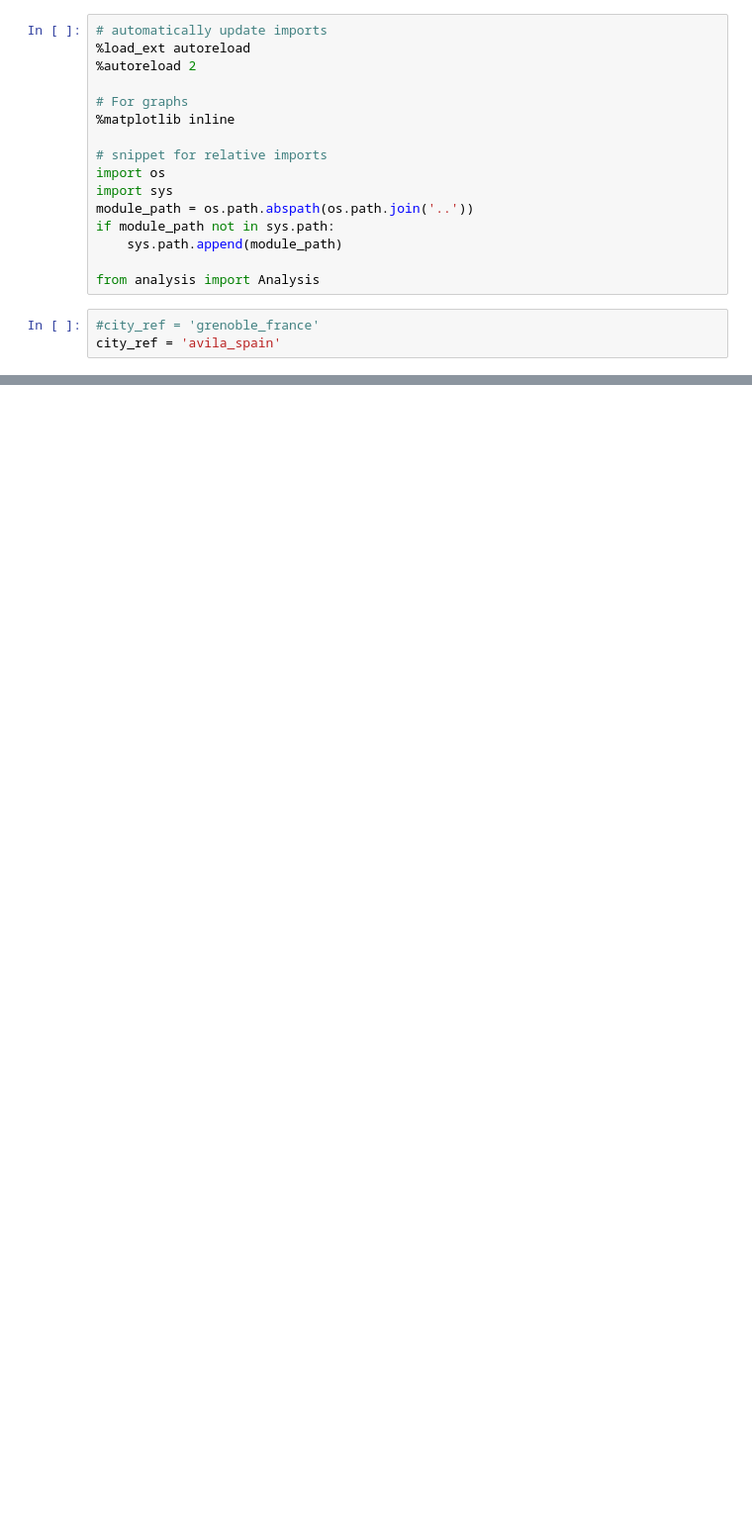
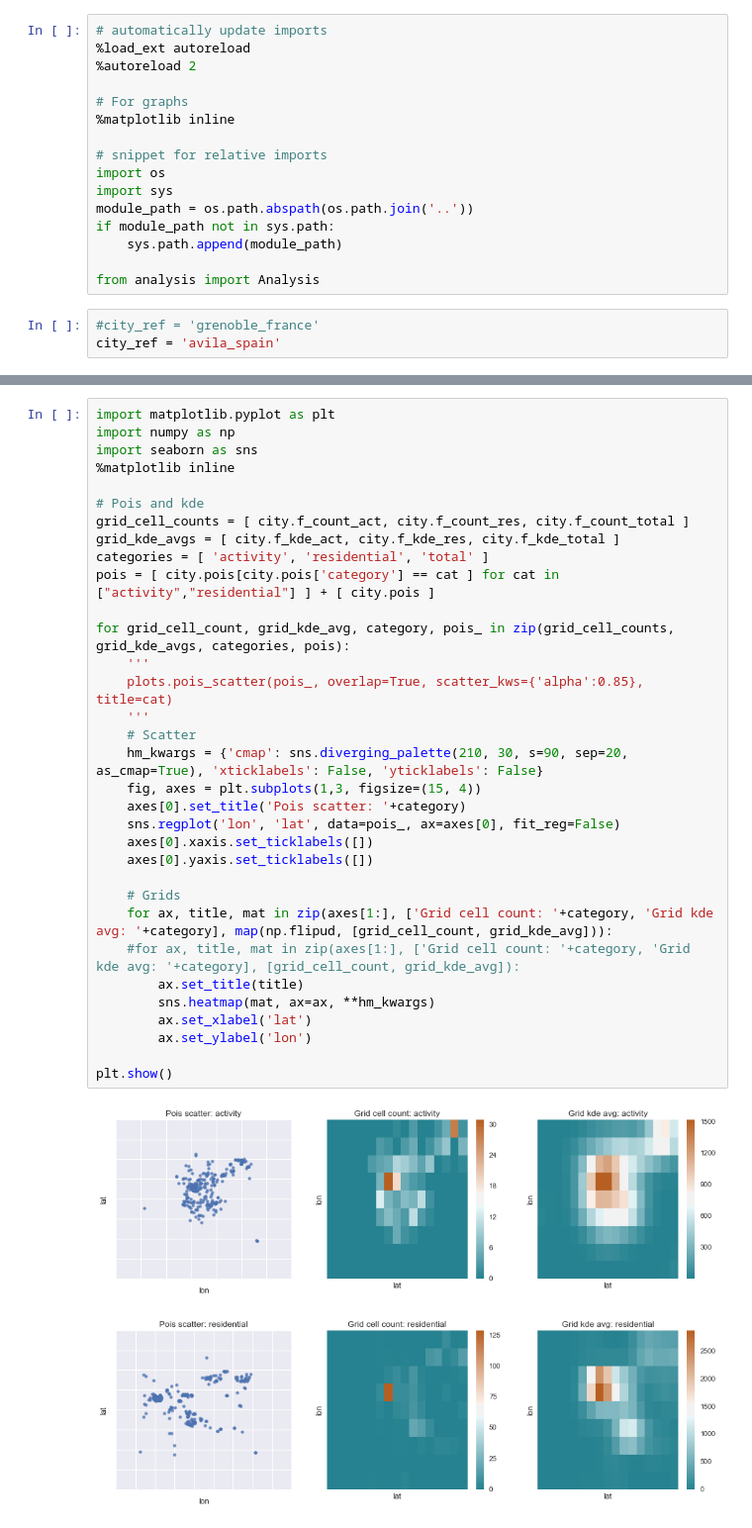
Before and after one commit to martibosch/landusemix, a Jupyter notebook: urban_analysis/notebooks/analysis_example.ipynb, the cells around one changed output, grey strips where cells are left out. Shown: that part at 99% size. Cells and saved outputs as stored; diff of their text form; blank space fills up the shorter version.

```diff
--- a/urban_analysis/notebooks/analysis_example.ipynb
+++ b/urban_analysis/notebooks/analysis_example.ipynb
@@ -63,0 +131,36 @@ city.scatter_pois(overlap=True)
+# %%
+import matplotlib.pyplot as plt
+import numpy as np
+import seaborn as sns
+%matplotlib inline
+
+# Pois and kde
+grid_cell_counts = [ city.f_count_act, city.f_count_res, city.f_count_total ]
+grid_kde_avgs = [ city.f_kde_act, city.f_kde_res, city.f_kde_total ]
+categories = [ 'activity', 'residential', 'total' ]
+pois = [ city.pois[city.pois['category'] == cat ] for cat in ["activity","residential"] ] + [ city.pois ]
+
+for grid_cell_count, grid_kde_avg, category, pois_ in zip(grid_cell_counts, grid_kde_avgs, categories, pois):
+    '''
+    plots.pois_scatter(pois_, overlap=True, scatter_kws={'alpha':0.85}, title=cat)
+    '''
+    # Scatter
+    hm_kwargs = {'cmap': sns.diverging_palette(210, 30, s=90, sep=20, as_cmap=True), 'xticklabels': False, 'yticklabels': False}
+    fig, axes = plt.subplots(1,3, figsize=(15, 4))
+    axes[0].set_title('Pois scatter: '+category)
+    sns.regplot('lon', 'lat', data=pois_, ax=axes[0], fit_reg=False)
+    axes[0].xaxis.set_ticklabels([])
+    axes[0].yaxis.set_ticklabels([])
+
+    # Grids
+    for ax, title, mat in zip(axes[1:], ['Grid cell count: '+category, 'Grid kde avg: '+category], map(np.flipud, [grid_cell_count, grid_kde_avg])):
+    #for ax, title, mat in zip(axes[1:], ['Grid cell count: '+category, 'Grid kde avg: '+category], [grid_cell_count, grid_kde_avg]):
+        ax.set_title(title)
+        sns.heatmap(mat, ax=ax, **hm_kwargs)
+        ax.set_xlabel('lat')
+        ax.set_ylabel('lon')
+
+plt.show()
+# %% [output]
+[figure, added]
+[figure, added]
```
Also changed, not shown: parts of 14 cells of this notebook, 9 other files.
